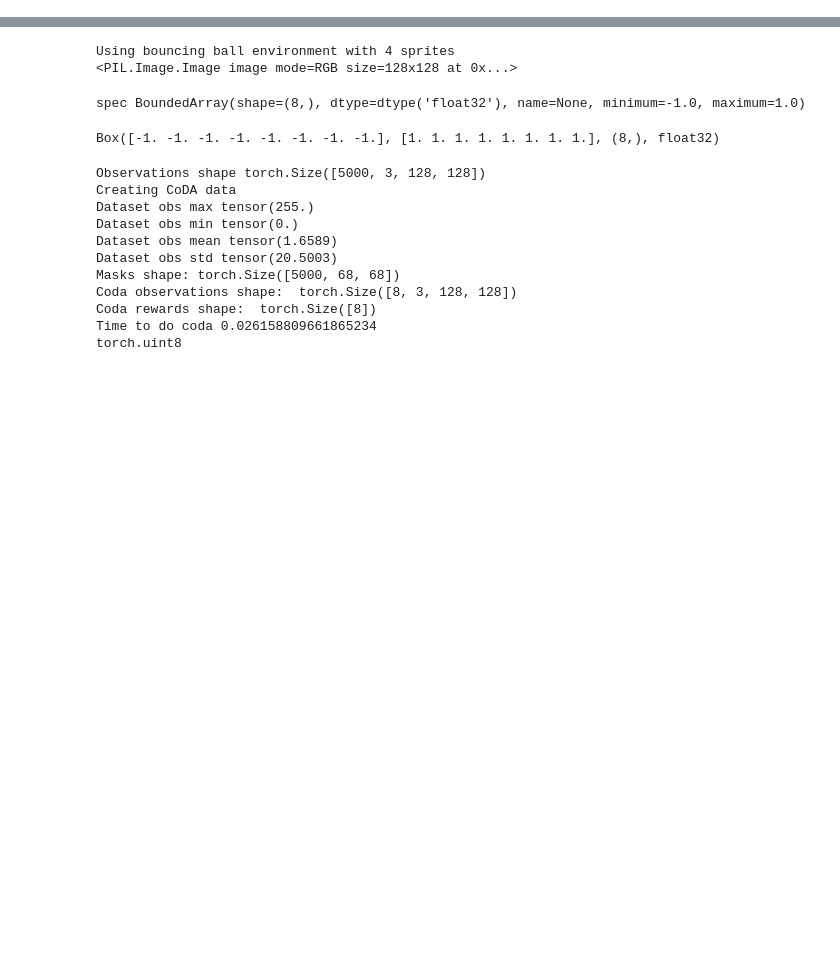
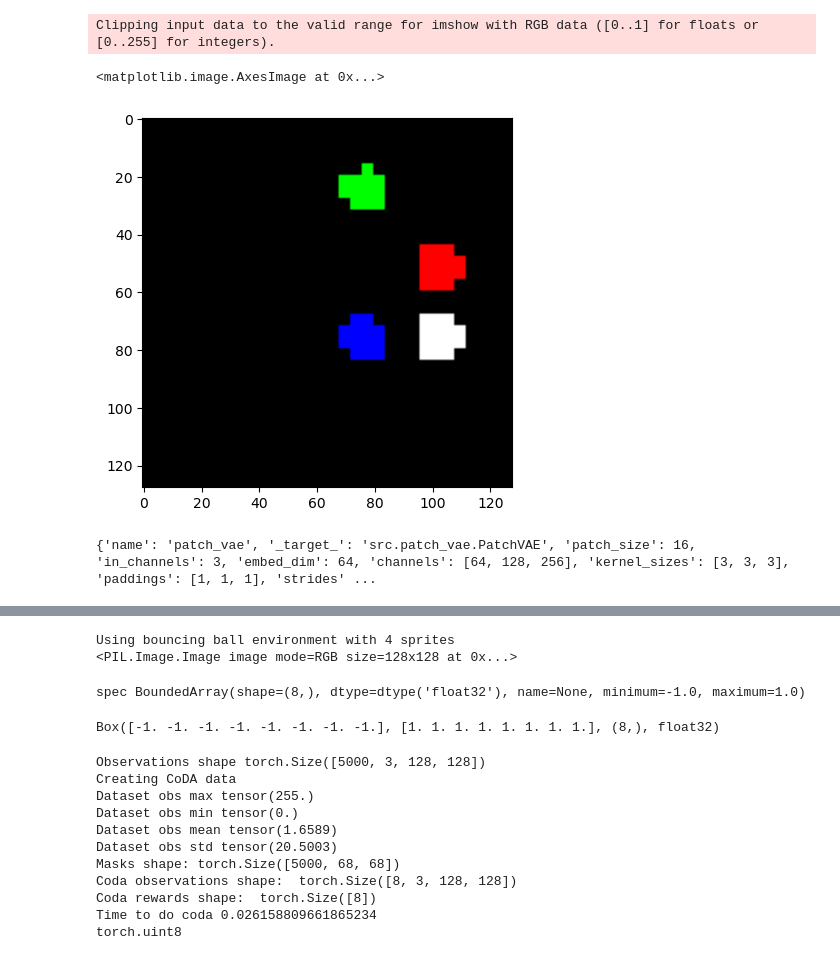
Before and after one commit to gauthierboeshertz/patch_rl, a Jupyter notebook: scripts/inspect_dynamics.ipynb, the cells around one changed output, grey strips where cells are left out. Saved outputs shown, nothing was run; the diff lists cells and outputs as text; code cells hidden in the pictures; blank space fills up the shorter version.

```diff
--- a/scripts/inspect_dynamics.ipynb
+++ b/scripts/inspect_dynamics.ipynb
@@ -37,0 +58,3 @@ image.shape
+# %%
+spe = SmallPatchEncoder([[255,0,0],[0,255,0],[0,0,255],[255,255,255]],patch_size=4,background_color=[0,0,0],
+                        image_size=128)
@@ -37,0 +65,3 @@ image.shape
+# %%
+patches = spe.get_encoding_for_dynamics(torch.from_numpy(new).permute(2,0,1).unsqueeze(0).float())
+import math
@@ -38,3 +79,9 @@ image.shape
+# %%
+plt.imshow(decoded_images[0].permute(1,2,0).numpy())
+# %% [output]
+Clipping input data to the valid range for imshow with RGB data ([0..1] for floats or [0..255] for integers).
+<matplotlib.image.AxesImage at 0x...>
+[figure, added]
 # %%
 import src.mask_utils
 from src.mask_utils import gt_reward_function
@@ -54,14 +88,17 @@ gt_reward_function(image,next_image)
 # %%
-enc_dec_path = config["encoder_decoder_path"]
+#enc_dec_path = "/cluster/home/gboeshertz/patch_rl/outputs/patch_model/patch_vae/2023.01.05/100944/best_val_encoder_decoder.pt"#config["encoder_decoder_path"]
 import os
+#onfig["encoder_decoder_path"]= enc_dec_path
 encoder_decoder_conf = OmegaConf.load(os.path.join(os.path.dirname(config["encoder_decoder_path"]), ".hydra/config.yaml"))["encoder_decoder"]
-
+#
 config["encoder_decoder"] = encoder_decoder_conf
-
+print(encoder_decoder_conf)
 enc_dec = hydra.utils.instantiate(config["encoder_decoder"]) #PatchVAE(**config["model"]["patch_vae"])
 
-er = enc_dec.load_state_dict(torch.load(enc_dec_path,map_location=torch.device('cpu')))
+er = enc_dec.load_state_dict(torch.load(config["encoder_decoder_path"],map_location=torch.device('cpu')))
 enc_dec.eval();
+# %% [output]
+{'name': 'patch_vae', '_target_': 'src.patch_vae.PatchVAE', 'patch_size': 16, 'in_channels': 3, 'embed_dim': 64, 'channels': [64, 128, 256], 'kernel_sizes': [3, 3, 3], 'paddings': [1, 1, 1], 'strides' ...
 # %%
 p_image = image/255.
 recons_image = enc_dec.reconstruct_image(p_image)
```
Also changed, not shown: parts of 40 cells of this notebook, 28 other files.
